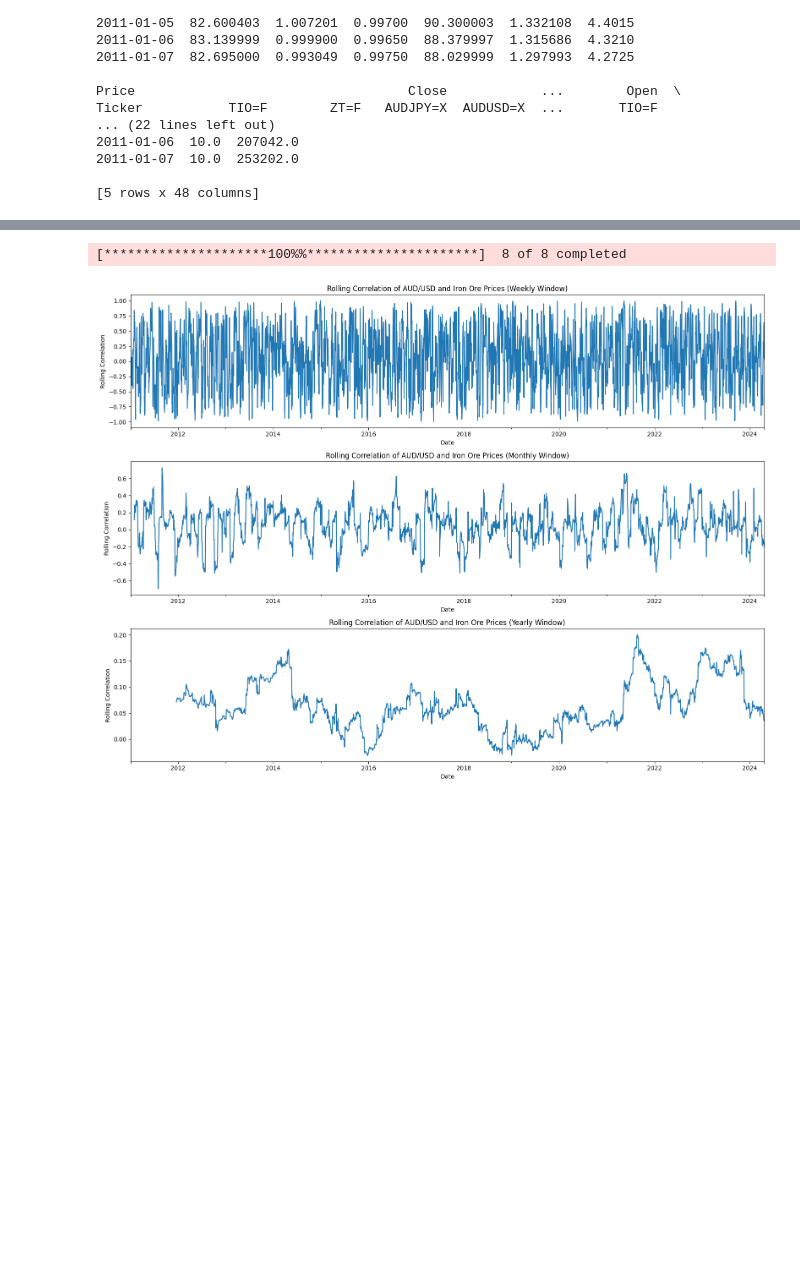
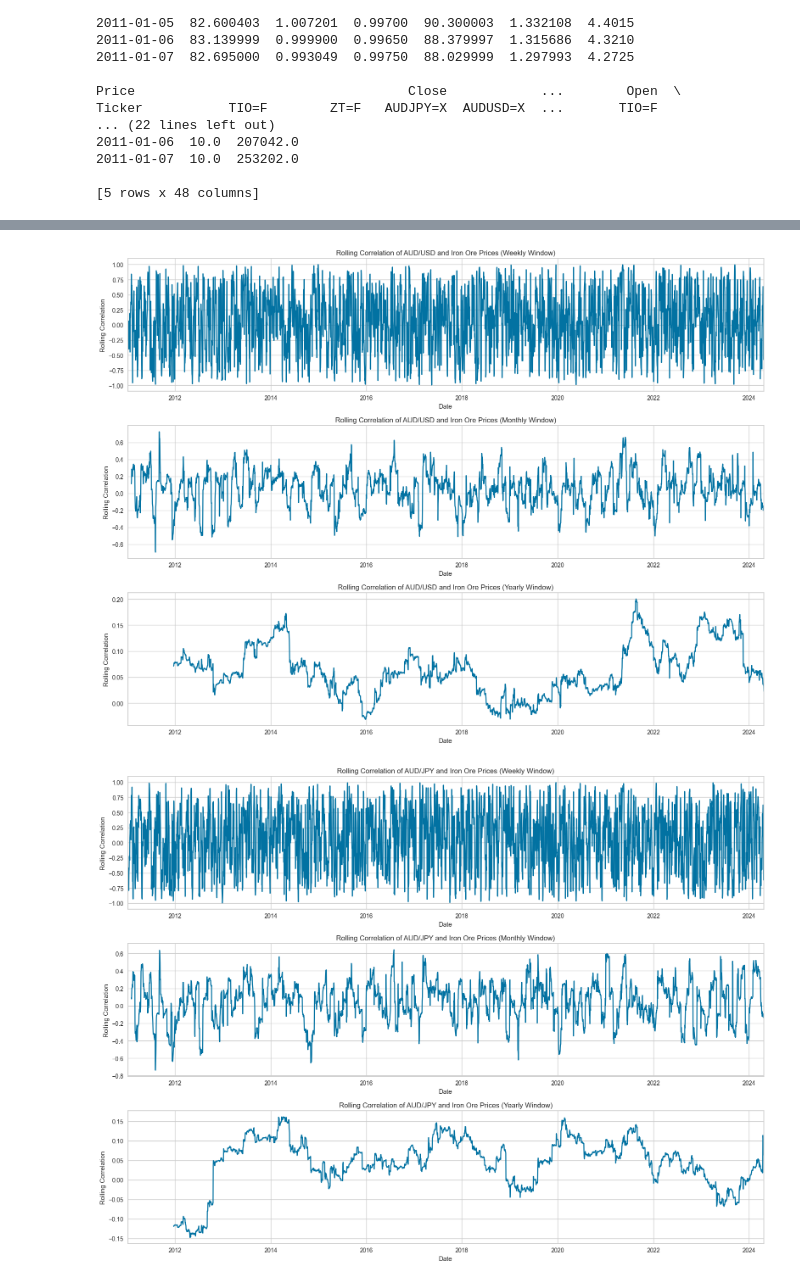
Before and after one commit to RTFLEWER/FiPy, a Jupyter notebook: ironoreaudcorr.ipynb, the cells around one changed output, grey strips where cells are left out. Drawn from its saved outputs; the diff is of its cells as text; code cells hidden in the pictures; blank space fills up the shorter version.

```diff
--- a/ironoreaudcorr.ipynb
+++ b/ironoreaudcorr.ipynb
@@ -29,15 +25,16 @@ import matplotlib.pyplot as plt
 # %%
-# Part 2: Define Symbols and Date Range
+# Part 2: Import Tickers
 symbols_list = ["AUDJPY=X", "AUDUSD=X", "TIO=F", "EURUSD=X", "CAD=X", "CL=F", "HG=F", "ZT=F"]
 start = dt.datetime(2011, 1, 1)
-end = dt.datetime(2024, 4, 23)
+end = dt.datetime(2024, 4, 25)
 # %%
-# Part 3: Download and Inspect Data
-data = yf.download(symbols_list, start=start, end=end)
-
-# Check if data is loaded correctly by printing the first few rows
-print("Initial data check:")
-print(data.head())
+# Part 3: Check Data
+try:
+    data = yf.download(symbols_list, start=start, end=end)
+    print("Initial data check:")
+    print(data.head())
+except Exception as e:
+    print("Failed to download data:", e)
 # %% [output]
 [*********************100%%**********************]  8 of 8 completed
 Initial data check:
@@ -122,35 +116,48 @@ plt.show()
-# %%
-# Part 6: Data Acquisition for Iron Ore Prices
-# Assuming "TIO=F" is the ticker for iron ore and is already included in your symbols list
-
-symbols_list.append("TIO=F")  # Add iron ore ticker symbol if not already included
-data = yf.download(symbols_list, start=start, end=end)  # Re-download data with the added symbol
-# %% [output]
-[*********************100%%**********************]  8 of 8 completed
 # %%
-# Part 7: Calculate and Visualize Rolling Correlation Over Different Time Frames
+# Part 6: Calculate and Visualize Rolling Correlation Over Different Time Frames
 # Extract AUD to Iron Ore returns
 aud_returns = returns['AUDUSD=X']
 iron_returns = returns['TIO=F']
 
 # Define rolling windows: approximately 1 week (5 trading days), 1 month (21 trading days), and 1 year (252 trading days)
 windows = {
     'Weekly': 5,
     'Monthly': 21,
     'Yearly': 252
 }
 
 # Calculate and plot rolling correlations for each window
 plt.figure(figsize=(16, 12))
 for i, (label, window) in enumerate(windows.items(), start=1):
     plt.subplot(3, 1, i)
     rolling_correlation = aud_returns.rolling(window=window).corr(iron_returns)
     rolling_correlation.plot()
     plt.title(f'Rolling Correlation of AUD/USD and Iron Ore Prices ({label} Window)')
     plt.xlabel('Date')
     plt.ylabel('Rolling Correlation')
 
 plt.tight_layout()
 plt.show()
+
+# Do the Same with AUDJPY
+audjpy_returns = returns['AUDJPY=X']
+iron_returns = returns['TIO=F']
+windows = {
+    'Weekly': 5,
+    'Monthly': 21,
+    'Yearly': 252
+}
+plt.figure(figsize=(16, 12))
+for i, (label, window) in enumerate(windows.items(), start=1):
+    plt.subplot(3, 1, i)
+    rolling_correlation = audjpy_returns.rolling(window=window).corr(iron_returns)
+    rolling_correlation.plot()
+    plt.title(f'Rolling Correlation of AUD/JPY and Iron Ore Prices ({label} Window)')
+    plt.xlabel('Date')
+    plt.ylabel('Rolling Correlation')
+
+plt.tight_layout()
+plt.show()
 # %% [output]
-[figure, old version]
+[figure, new version]
+[figure, added]
```
Also changed, not shown: parts of 18 cells of this notebook.
